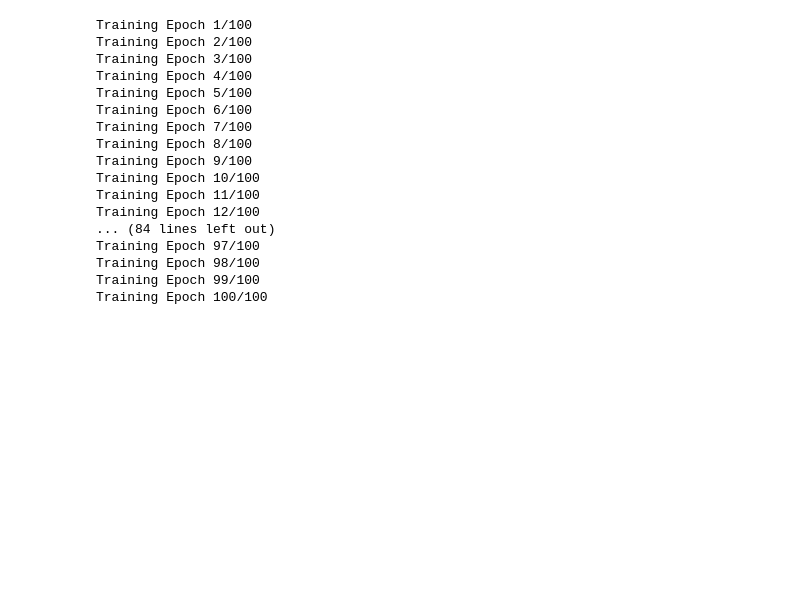
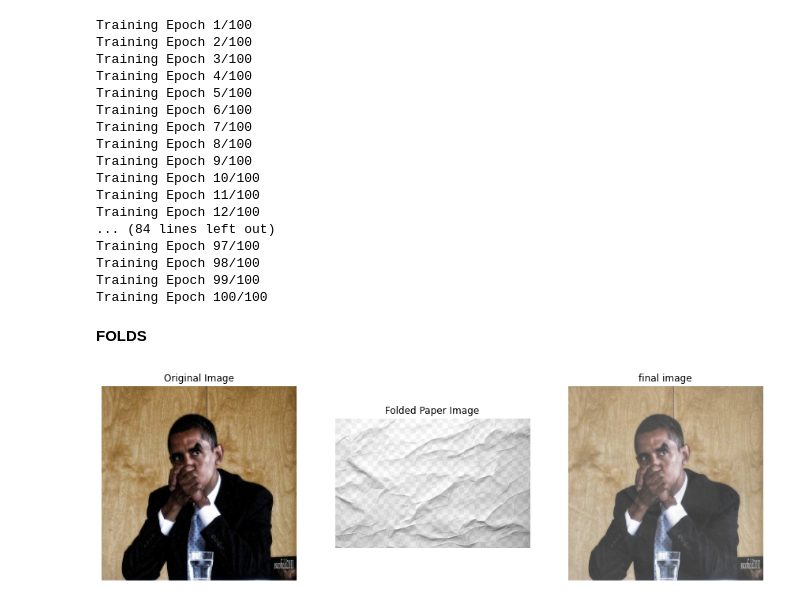
Before and after one commit to malhaar2002/WarpNet, a Jupyter notebook: styleGAN/final_style.ipynb, the cells around one changed output. Cells and saved outputs as stored; diff of their text form; code cells hidden in the pictures; blank space fills up the shorter version.

```diff
--- a/styleGAN/final_style.ipynb
+++ b/styleGAN/final_style.ipynb
@@ -232,0 +310,44 @@ Training Epoch 100/100
+# %%
+import PIL.Image
+import numpy as np
+import tensorflow as tf
+
+# Load images
+content_image_path = r"C:\Users\Avishi\Downloads\WhatsApp Image 2024-05-10 at 10.01.19 PM.jpeg"
+style_image_path = r"C:\Users\Avishi\Downloads\folds.jpg"
+
+content_image = preprocess_image(content_image_path)
+style_image = preprocess_image(style_image_path)
+
+styled_image_tensor = generate_styled_image(content_image, style_image, model)  # Output should be [1, H, W, 3]
+pil_image = tensor_to_image(styled_image_tensor)
+# %% [markdown]
+**FOLDS**
+# %%
+import matplotlib.pyplot as plt
+import matplotlib.image as mpimg
+
+def plot_images(original, texture, final):
+    fig, axs = plt.subplots(1, 3, figsize=(15, 5))
+
+    # List of images and titles
+    images = [original, texture, final]
+    titles = ['Original Image', 'Folded Paper Image', 'final Image']
+
+    for ax, img, title in zip(axs, images, titles):
+        if isinstance(img, str):
+            img = mpimg.imread(img)
+        ax.imshow(img)
+        ax.set_title(title)
+        ax.axis('off')  # Turn off axis
+
+    plt.show()
+
+# Assuming you have the paths or image arrays
+original_image_path = content_image_path
+texture_image_path = style_image_path
+
+# If you already have these images as PIL images or numpy arrays, directly pass those to the function
+plot_images(original_image_path, texture_image_path, pil_image)
+# %% [output]
+[figure, added]
```
Also changed, not shown: parts of 9 cells of this notebook.
